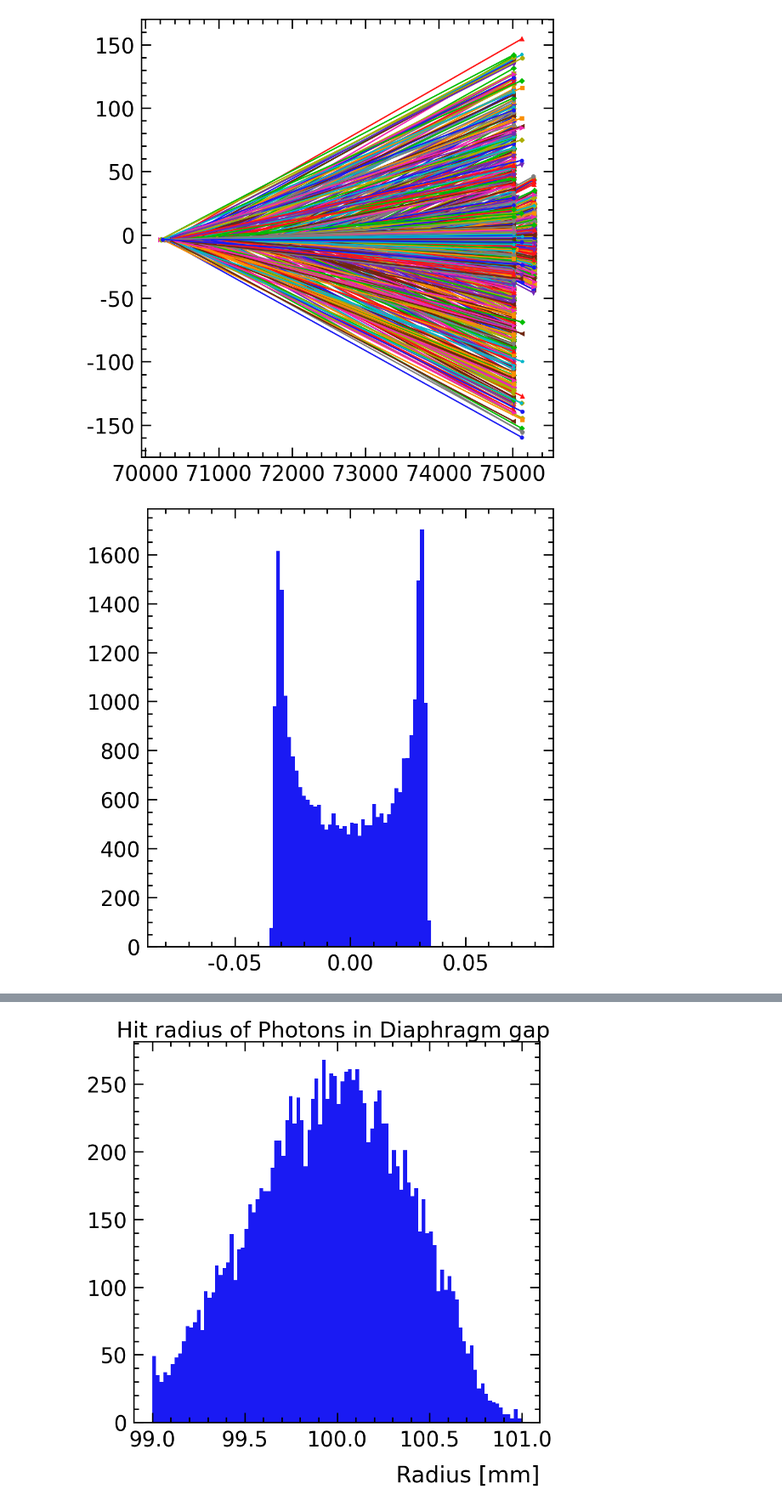
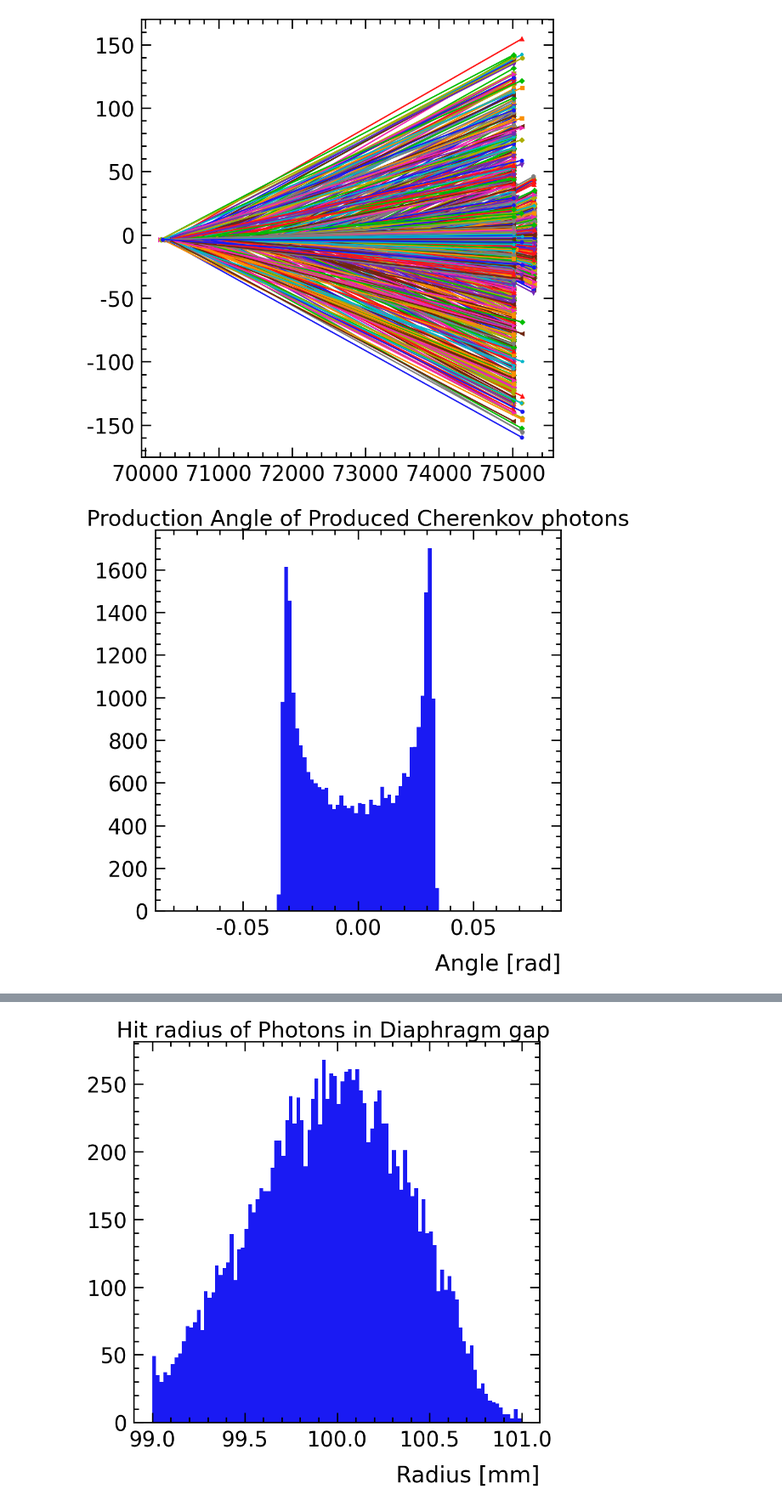
Before and after one commit to SandersJack/NA62_CEDARH_Handbook, a Jupyter notebook: CEDAR_Handbook.ipynb, the cells around one changed output, grey strips where cells are left out. Shown at 85% size. Cells and saved outputs as stored; diff of their text form; code cells hidden in the pictures.

Commit message:
updated titles

```diff
--- a/CEDAR_Handbook.ipynb
+++ b/CEDAR_Handbook.ipynb
@@ -297,9 +297,11 @@ Number of Photons absorbed by ManginMirror: 74.38709677419355
 # %%
 fig101, ax101 = plt.subplots(1, 1, figsize=(10, 10))
 ax101.hist(angle,bins=100,range=(-0.08,0.08))
+ax101.set_title("Production Angle of Produced Cherenkov photons")
+ax101.set_xlabel("Angle [rad]")
 plt.show()
 # %% [output]
-[figure, old version]
+[figure, new version]
 # %%
 fig102, ax102 = plt.subplots(1, 1, figsize=(10, 10))
 ax102.hist(count_z,bins=100)
```
Also changed, not shown: parts of 8 cells of this notebook.
